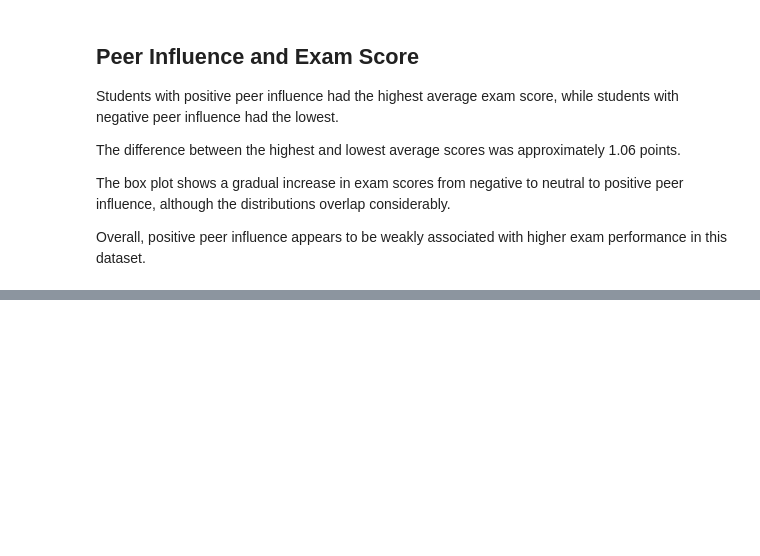
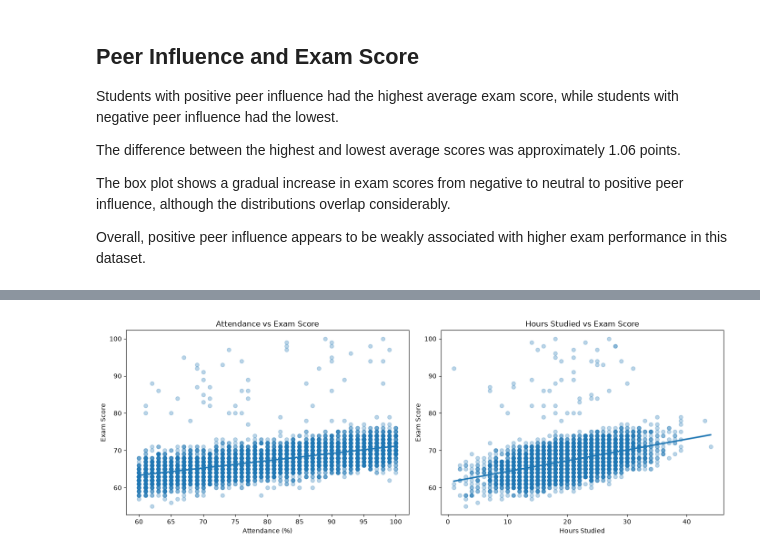
Before and after one commit to sayani-code/student-performance-analyzer, a Jupyter notebook: notebooks/_01student_performance_analysis.ipynb, the cells around one changed output, grey strips where cells are left out. Drawn from its saved outputs; the diff is of its cells as text; code cells hidden in the pictures; blank space fills up the shorter version.

```diff
--- a/notebooks/_01student_performance_analysis.ipynb
+++ b/notebooks/_01student_performance_analysis.ipynb
@@ -897,0 +1096,32 @@ Overall, positive peer influence appears to be weakly associated with higher exa
+# %%
+fig, axes = plt.subplots(1, 2, figsize=(14, 5))
+
+sns.regplot(
+    data=df_clean,
+    x="Attendance",
+    y="Exam_Score",
+    scatter_kws={"alpha": 0.3},
+    ax=axes[0]
+)
+
+axes[0].set_title("Attendance vs Exam Score")
+axes[0].set_xlabel("Attendance (%)")
+axes[0].set_ylabel("Exam Score")
+
+
+sns.regplot(
+    data=df_clean,
+    x="Hours_Studied",
+    y="Exam_Score",
+    scatter_kws={"alpha": 0.3},
+    ax=axes[1]
+)
+
+axes[1].set_title("Hours Studied vs Exam Score")
+axes[1].set_xlabel("Hours Studied")
+axes[1].set_ylabel("Exam Score")
+
+plt.tight_layout()
+plt.show()
+# %% [output]
+[figure, added]
```
Also changed, not shown: parts of 34 cells of this notebook.
